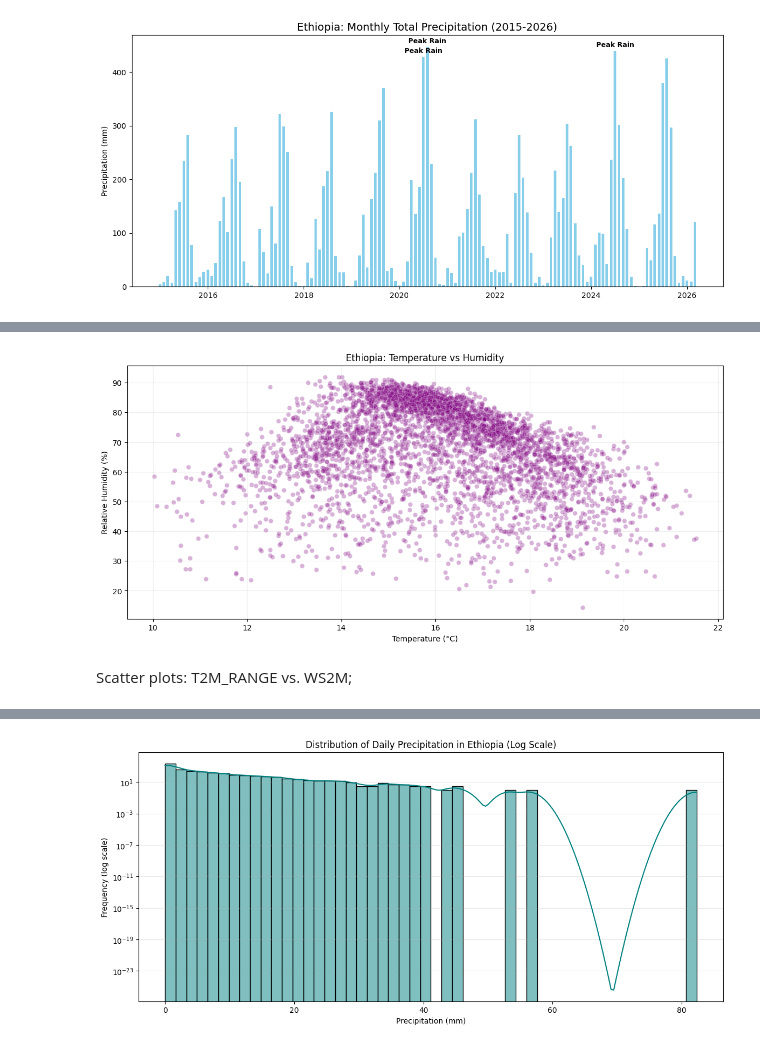
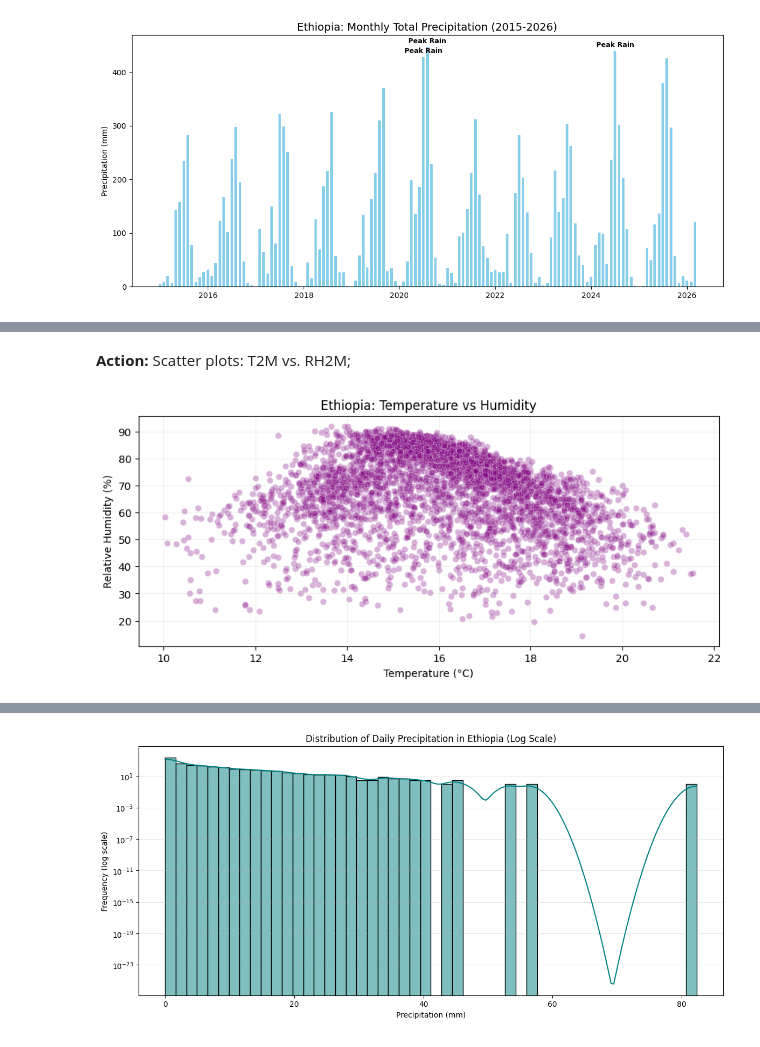
Before and after one commit to Meseret1G/climate-challenge-week0, a Jupyter notebook: Ethiopia_eda.ipynb, the cells around one changed output, grey strips where cells are left out. Cells and saved outputs as stored; diff of their text form; code cells hidden in the pictures.

```diff
--- a/Ethiopia_eda.ipynb
+++ b/Ethiopia_eda.ipynb
@@ -258,12 +305,12 @@ Scatter plots: T2M vs. RH2M;
+# %% [markdown]
+**Action:** Scatter plots: T2M vs. RH2M;
 # %%
-plt.figure(figsize=(14, 6))
+plt.figure(figsize=(10, 4))
 sns.scatterplot(data=df_eth, x='T2M', y='RH2M', alpha=0.3, color='purple')
 plt.title("Ethiopia: Temperature vs Humidity")
 plt.xlabel("Temperature (°C)")
 plt.ylabel("Relative Humidity (%)")
 plt.grid(True, alpha=0.2)
 plt.show()
 # %% [output]
-[figure, old version]
+[figure, new version]
-# %% [markdown]
-Scatter plots: T2M_RANGE vs. WS2M;
```
Also changed, not shown: parts of 70 cells of this notebook, 10 other files.
